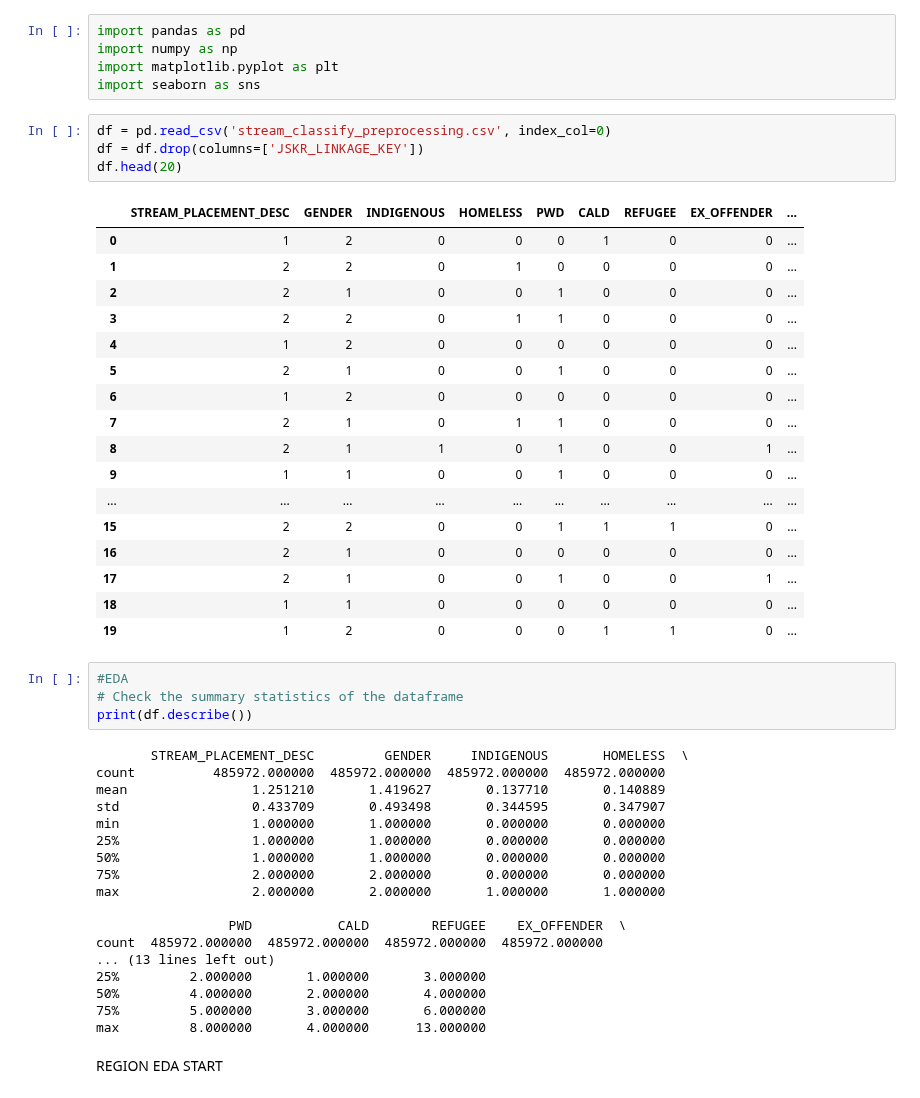
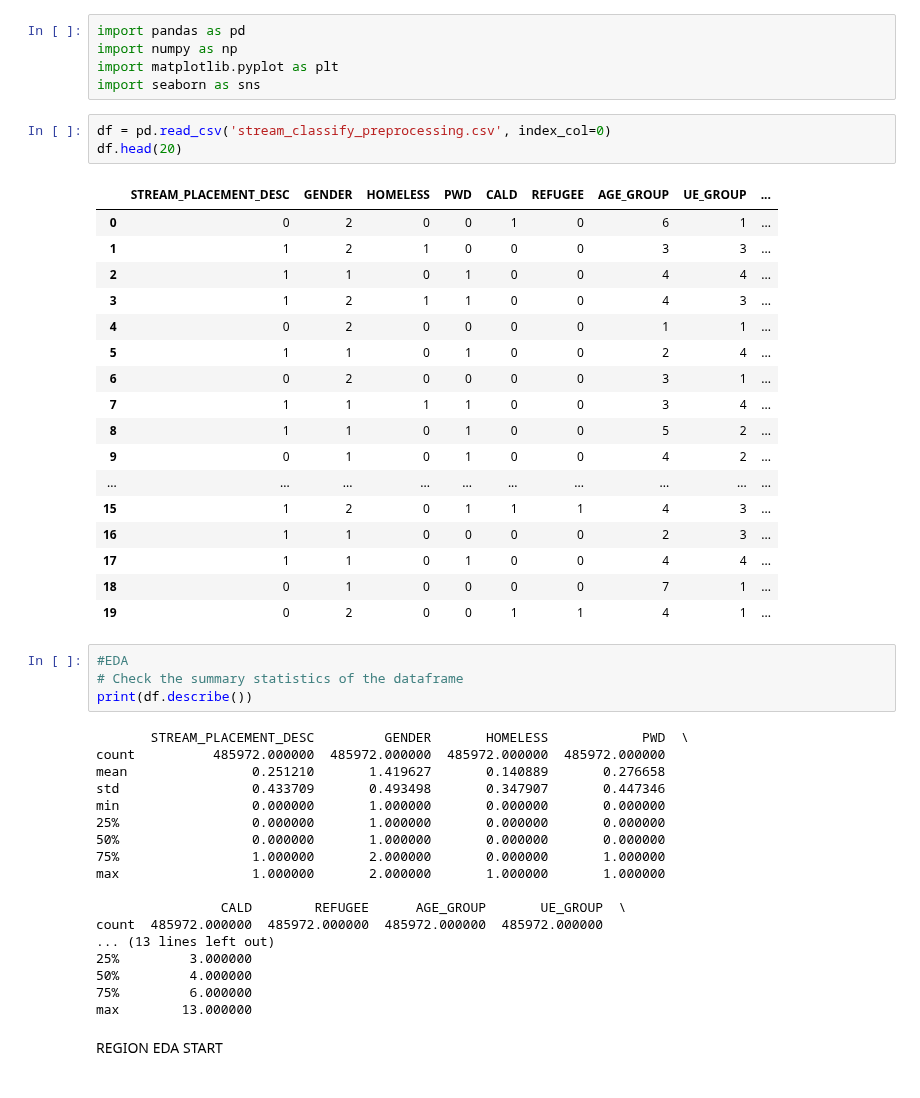
Before and after one commit to abayup14/CapstoneBangkit, a Jupyter notebook: Machine Learning/Stream Model/02. EDA_STREAM_CLASSIFY.ipynb, the cells around one changed output. Cells and saved outputs as stored; diff of their text form.

Commit message:
Updating Model for Stream Classify

```diff
--- a/Machine Learning/Stream Model/02. EDA_STREAM_CLASSIFY.ipynb
+++ b/Machine Learning/Stream Model/02. EDA_STREAM_CLASSIFY.ipynb
@@ -5,48 +5,47 @@ import matplotlib.pyplot as plt
 import seaborn as sns
 # %%
 df = pd.read_csv('stream_classify_preprocessing.csv', index_col=0)
-df = df.drop(columns=['JSKR_LINKAGE_KEY'])
 df.head(20)
 # %% [output]
-|  | STREAM_PLACEMENT_DESC | GENDER | INDIGENOUS | HOMELESS | PWD | CALD | REFUGEE | EX_OFFENDER | ... |
-| 0 | 1 | 2 | 0 | 0 | 0 | 1 | 0 | 0 | ... |
-| 1 | 2 | 2 | 0 | 1 | 0 | 0 | 0 | 0 | ... |
-| 2 | 2 | 1 | 0 | 0 | 1 | 0 | 0 | 0 | ... |
-| 3 | 2 | 2 | 0 | 1 | 1 | 0 | 0 | 0 | ... |
-| 4 | 1 | 2 | 0 | 0 | 0 | 0 | 0 | 0 | ... |
-| 5 | 2 | 1 | 0 | 0 | 1 | 0 | 0 | 0 | ... |
-| 6 | 1 | 2 | 0 | 0 | 0 | 0 | 0 | 0 | ... |
-| 7 | 2 | 1 | 0 | 1 | 1 | 0 | 0 | 0 | ... |
-| 8 | 2 | 1 | 1 | 0 | 1 | 0 | 0 | 1 | ... |
-| 9 | 1 | 1 | 0 | 0 | 1 | 0 | 0 | 0 | ... |
+|  | STREAM_PLACEMENT_DESC | GENDER | HOMELESS | PWD | CALD | REFUGEE | AGE_GROUP | UE_GROUP | ... |
+| 0 | 0 | 2 | 0 | 0 | 1 | 0 | 6 | 1 | ... |
+| 1 | 1 | 2 | 1 | 0 | 0 | 0 | 3 | 3 | ... |
+| 2 | 1 | 1 | 0 | 1 | 0 | 0 | 4 | 4 | ... |
+| 3 | 1 | 2 | 1 | 1 | 0 | 0 | 4 | 3 | ... |
+| 4 | 0 | 2 | 0 | 0 | 0 | 0 | 1 | 1 | ... |
+| 5 | 1 | 1 | 0 | 1 | 0 | 0 | 2 | 4 | ... |
+| 6 | 0 | 2 | 0 | 0 | 0 | 0 | 3 | 1 | ... |
+| 7 | 1 | 1 | 1 | 1 | 0 | 0 | 3 | 4 | ... |
+| 8 | 1 | 1 | 0 | 1 | 0 | 0 | 5 | 2 | ... |
+| 9 | 0 | 1 | 0 | 1 | 0 | 0 | 4 | 2 | ... |
 | ... | ... | ... | ... | ... | ... | ... | ... | ... | ... |
-| 15 | 2 | 2 | 0 | 0 | 1 | 1 | 1 | 0 | ... |
-| 16 | 2 | 1 | 0 | 0 | 0 | 0 | 0 | 0 | ... |
-| 17 | 2 | 1 | 0 | 0 | 1 | 0 | 0 | 1 | ... |
-| 18 | 1 | 1 | 0 | 0 | 0 | 0 | 0 | 0 | ... |
-| 19 | 1 | 2 | 0 | 0 | 0 | 1 | 1 | 0 | ... |
+| 15 | 1 | 2 | 0 | 1 | 1 | 1 | 4 | 3 | ... |
+| 16 | 1 | 1 | 0 | 0 | 0 | 0 | 2 | 3 | ... |
+| 17 | 1 | 1 | 0 | 1 | 0 | 0 | 4 | 4 | ... |
+| 18 | 0 | 1 | 0 | 0 | 0 | 0 | 7 | 1 | ... |
+| 19 | 0 | 2 | 0 | 0 | 1 | 1 | 4 | 1 | ... |
 # %%
 #EDA
 # Check the summary statistics of the dataframe
 print(df.describe())
 # %% [output]
-       STREAM_PLACEMENT_DESC         GENDER     INDIGENOUS       HOMELESS  \
+       STREAM_PLACEMENT_DESC         GENDER       HOMELESS            PWD  \
 count          485972.000000  485972.000000  485972.000000  485972.000000
-mean                1.251210       1.419627       0.137710       0.140889
-std                 0.433709       0.493498       0.344595       0.347907
-min                 1.000000       1.000000       0.000000       0.000000
-25%                 1.000000       1.000000       0.000000       0.000000
-50%                 1.000000       1.000000       0.000000       0.000000
-75%                 2.000000       2.000000       0.000000       0.000000
-max                 2.000000       2.000000       1.000000       1.000000
+mean                0.251210       1.419627       0.140889       0.276658
+std                 0.433709       0.493498       0.347907       0.447346
+min                 0.000000       1.000000       0.000000       0.000000
+25%                 0.000000       1.000000       0.000000       0.000000
+50%                 0.000000       1.000000       0.000000       0.000000
+75%                 1.000000       2.000000       0.000000       1.000000
+max                 1.000000       2.000000       1.000000       1.000000
 
-                 PWD           CALD        REFUGEE    EX_OFFENDER  \
+                CALD        REFUGEE      AGE_GROUP       UE_GROUP  \
 count  485972.000000  485972.000000  485972.000000  485972.000000
 ... (13 lines left out)
-25%         2.000000       1.000000       3.000000
-50%         4.000000       2.000000       4.000000
-75%         5.000000       3.000000       6.000000
-max         8.000000       4.000000      13.000000
+25%         3.000000
+50%         4.000000
+75%         6.000000
+max        13.000000
 # %% [markdown]
 REGION EDA START
 # %%
```
Also changed, not shown: parts of 2 cells of this notebook, 4 other files.
